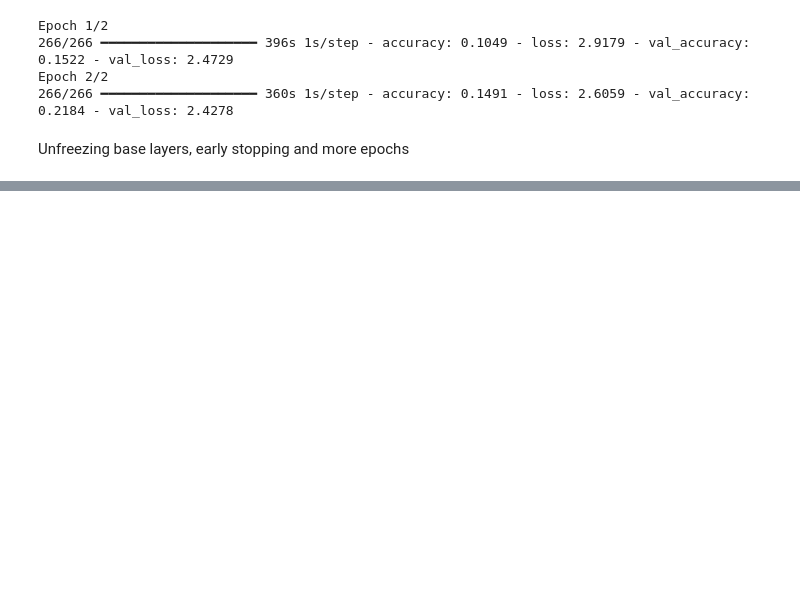
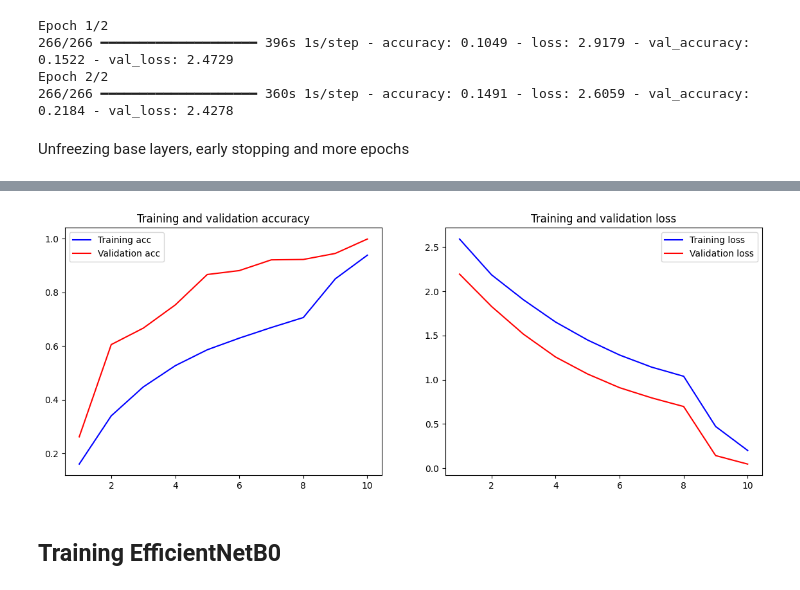
Before and after one commit to ZehraArshad/Computer_Vision, a Jupyter notebook: Classifiers/Fruits/fruit_classifier.ipynb, the cells around one changed output, grey strips where cells are left out. Saved outputs shown, nothing was run; the diff lists cells and outputs as text; code cells hidden in the pictures; blank space fills up the shorter version.

```diff
--- a/Classifiers/Fruits/fruit_classifier.ipynb
+++ b/Classifiers/Fruits/fruit_classifier.ipynb
@@ -302,0 +510,11 @@ Epoch 2/5
+# %%
+
+combined_dict = combine_histories(history_vgg_phase1, history_vgg_phase2)
+
+combined_history = DummyHistory(combined_dict)
+
+plot_training(combined_history)
+# %% [output]
+[figure, added]
+# %% [markdown]
+## Training EfficientNetB0
```
Also changed, not shown: parts of 22 cells of this notebook, 6 other files.
